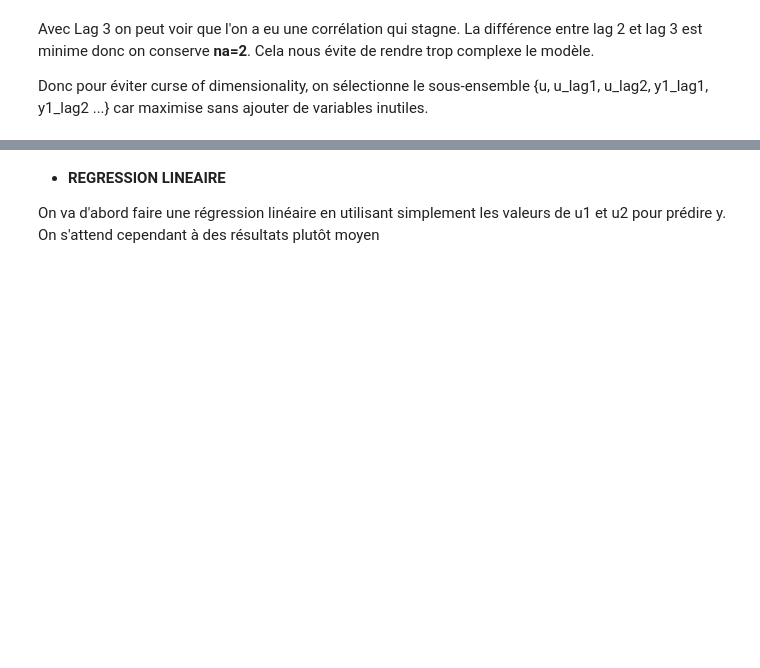
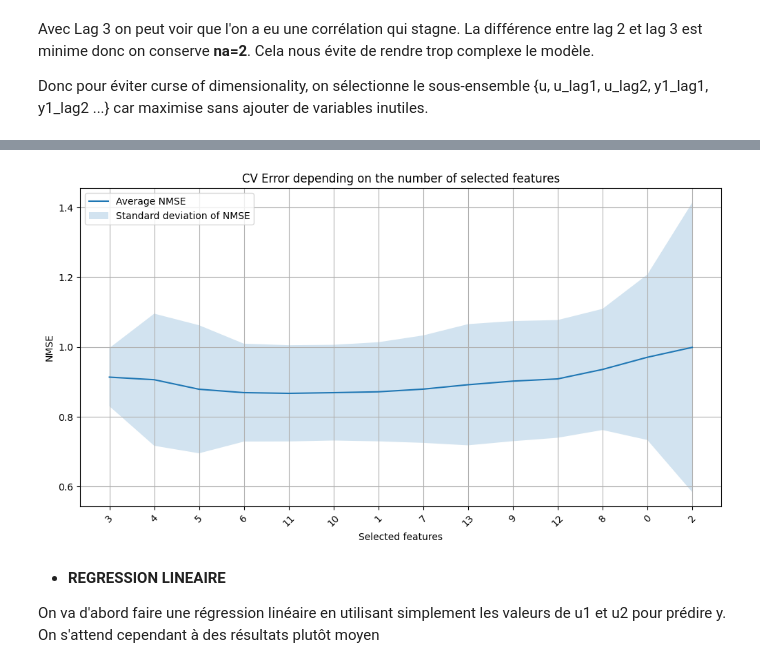
Before and after one commit to Mathis-Vrgt/projet-infoF422, a Jupyter notebook: projet.ipynb, the cells around one changed output, grey strips where cells are left out. Drawn from its saved outputs; the diff is of its cells as text; code cells hidden in the pictures; blank space fills up the shorter version.

Commit message:
wrapper

```diff
--- a/projet.ipynb
+++ b/projet.ipynb
@@ -521,3 +530,76 @@ Donc pour éviter curse of dimensionality, on sélectionne le sous-ensemble {u,
+# %%
+from tqdm import tqdm
+from sklearn.model_selection import TimeSeriesSplit
+from sklearn.metrics import mean_squared_error
+
+#calcule de NMSE
+def nmse(y_original,y_pred):
+    mse=mean_squared_error(y_original,y_pred)
+    variance=np.var(y_original)
+    return mse/variance
+
+#wrapper initialization
+selected=[] #indices des variables retenues
+CV_err=[] #evolution de erreur moyyenne de cross validation
+std_err=[] #evolution ecart type
+n=X_train.shape[1]
+feature_name=list(X_train.columns)
+
+kf=TimeSeriesSplit(n_splits=5) #pour ne pas mélanger les données car temporelles
+
+#utilise le bloc train pour cross validation
+X_fs=X_train
+Y_fs=Y_train["Ytr0"].values
+
+#boucle Forward selection (greedy)
+for round_i in tqdm(range(n)):
+    candidates=list(set(range(n))-set(selected))
+    CV_err_temp=[]
+    round_fold_errors=[] #permet de stocker les erreurs de chaque fold par candidat
+
+    for c in candidates:
+        features_to_include=selected+[c] #on teste ensemble actuel avec un new candidat
+        fold_errors=[]
+
+        #cross validation intern sur 5 périodes dif
+        for train_index, test_index in kf.split(X_fs):
+            X_tr,X_ts=X_fs.iloc[train_index, features_to_include],X_fs.iloc[test_index, features_to_include] #spéaration train et test
+            Y_tr,Y_ts=Y_fs[train_index],Y_fs[test_index]
+
+            #baseline
+            model = LinearRegression()
+            model.fit(X_tr,Y_tr)
+            #prediction
+            Y_hat_ts=model.predict(X_ts)
+            fold_errors.append(nmse(Y_ts,Y_hat_ts))
+        #moyenne des erreurs
+        CV_err_temp.append(np.mean(fold_errors))
+        round_fold_errors.append(fold_errors)
+#selection meilleur candidat
+    best_index=np.argmin(CV_err_temp)
+    best_candidate=candidates[best_index]
+
+    selected.append(best_candidate)
+    CV_err.append(CV_err_temp[best_index])
+    std_err.append(np.std(round_fold_errors[best_index]))
+
+x=list(range(1,n+1))
+errors=np.array(CV_err)
+stds=np.array(std_err)
+labels=[feature_name[i] for i in selected]
+
+fig, ax = plt.subplots(figsize=(12, 6))
+ax.plot(x, errors, label="Average NMSE")
+ax.fill_between(x, errors - stds, errors + stds, alpha=0.2, label="Standard deviation of NMSE")
+ax.set_title("CV Error depending on the number of selected features")
+ax.set_xlabel("Selected features")
+ax.set_ylabel("NMSE")
+ax.set_xticks(ticks=x, labels=selected, rotation=45)
+plt.legend()
+plt.grid("on")
+plt.show()
+# %% [output]
+[figure, added]
 # %% [markdown]
 - **REGRESSION LINEAIRE**
 
```
Also changed, not shown: parts of 4 cells of this notebook.
